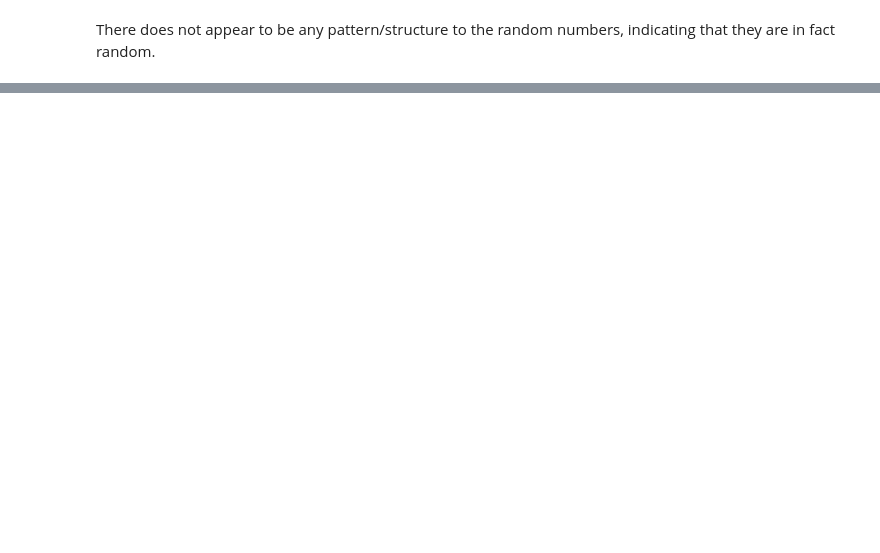
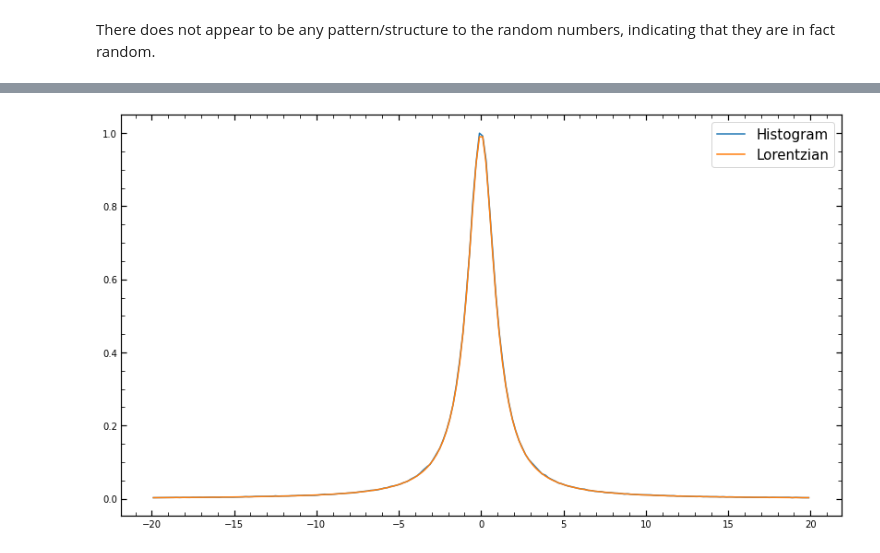
Before and after one commit to kenj19/PHYS512, a Jupyter notebook: PS7/ps7.ipynb, the cells around one changed output, grey strips where cells are left out. Cells and saved outputs as stored; diff of their text form; code cells hidden in the pictures; blank space fills up the shorter version.

```diff
--- a/PS7/ps7.ipynb
+++ b/PS7/ps7.ipynb
@@ -55,0 +103,25 @@ There does not appear to be any pattern/structure to the random numbers, indicat
+# %%
+def lorentz_dev(n): # inverse CDF of Lorentztian, from class code
+    x=np.random.rand(n)
+    return np.tan(np.pi*(x-0.5))
+
+def exp_from_lorentz(y, M=1): # modeled function after class example
+    accept_prob=exp(y)/(M*lorentz(y)) # ratio of PDFs
+    assert(np.max(accept_prob)<=1) # must be < 1 as exp(x) < lorentz(x) for method to work
+    u=np.random.rand(len(accept_prob)) # sample uniform distribution
+    accept=u<accept_prob
+    return y[accept] # accept y as sample drawn from exponential
+
+n=1000000
+lorentz_devs=lorentz_dev(n) # draw samples from the CDF of lorentzian
+lorentz_devs_thresh=lorentz_devs[np.abs(lorentz_devs)<20] # apply cutoff as we did in class to center (so symmetric)
+
+vals,bin_edges=np.histogram(lorentz_devs_thresh,200) # bin samples
+bin_centers=0.5*(bin_edges[1:]+bin_edges[:-1])
+
+fig, ax = plt.subplots(figsize=[14,8])
+ax.plot(bin_centers,vals/vals.max(), label='Histogram')
+ax.plot(bin_centers,lorentz(bin_centers), label='Lorentzian')
+ax.legend(fontsize=15);
+# %% [output]
+[figure, added]
```
Also changed, not shown: parts of 16 cells of this notebook.
